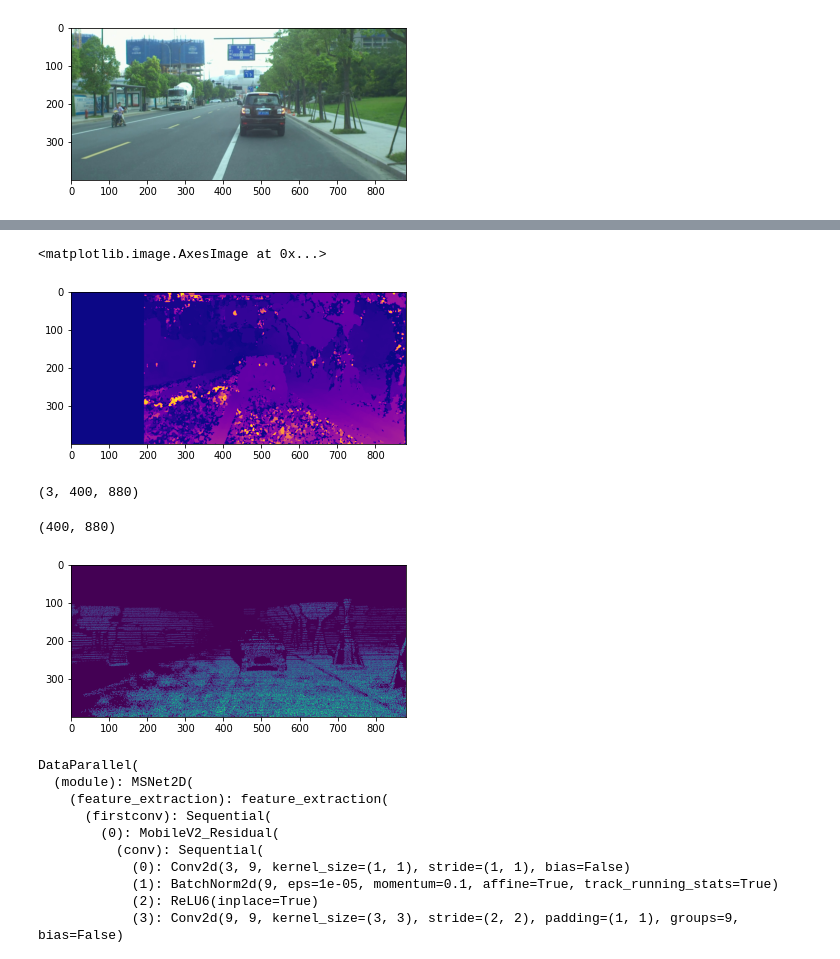
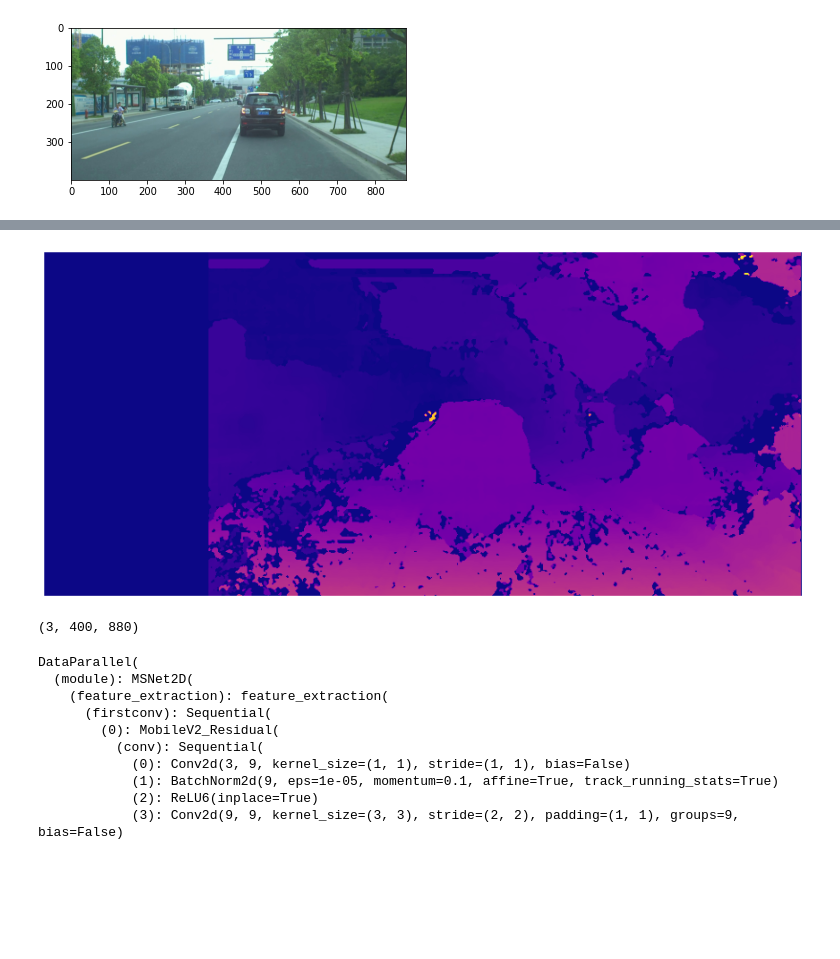
Before and after one commit to lhy0807/stereo_pl_nav, a Jupyter notebook: scripts/voxelstereonet/baseline_ds.ipynb, the cells around one changed output, grey strips where cells are left out. Cells and saved outputs as stored; diff of their text form; code cells hidden in the pictures; blank space fills up the shorter version.

```diff
--- a/scripts/voxelstereonet/baseline_ds.ipynb
+++ b/scripts/voxelstereonet/baseline_ds.ipynb
@@ -47,4 +49,23 @@ print(np.asarray(left_img).shape)
 # %% [output]
 (400, 881, 3)
 [figure]
+# %%
+def display_image_in_actual_size(im_data, save_path):
+    dpi = 75
+    height, width = im_data.shape
+
+    # What size does the figure need to be in inches to fit the image?
+    figsize = width / float(dpi), height / float(dpi)
+
+    # Create a figure of the right size with one axes that takes up the full figure
+    fig = plt.figure(figsize=figsize)
+    ax = fig.add_axes([0, 0, 1, 1])
+
+    # Hide spines, ticks, etc.
+    ax.axis('off')
+
+    # Display the image.
+    ax.imshow(im_data, cmap='plasma')
+    plt.savefig(save_path)
+    plt.show()
 # %%
@@ -56,10 +77,25 @@ print(disparity.shape)
 # %%
-stereo = cv2.StereoSGBM_create(numDisparities=192, blockSize=11)
-sgbm_disparity = stereo.compute(cv2.cvtColor(np.asarray(left_img), cv2.COLOR_BGR2GRAY),cv2.cvtColor(np.asarray(right_img), cv2.COLOR_BGR2GRAY))
-plt.imshow(sgbm_disparity,'plasma')
+#Note: disparity range is tuned according to specific parameters obtained through trial and error.
+win_size = 5
+min_disp = -1
+max_disp = 191 #min_disp * 9
+num_disp = max_disp - min_disp # Needs to be divisible by 16
+#Create Block matching object.
+sgbm = cv2.StereoSGBM_create(minDisparity= min_disp,
+numDisparities = num_disp,
+blockSize = 5,
+uniquenessRatio = 5,
+speckleWindowSize = 5,
+speckleRange = 5,
+disp12MaxDiff = 1,
+P1 = 8*3*win_size**2,#8*3*win_size**2,
+P2 =32*3*win_size**2) #32*3*win_size**2)
+sgbm_disparity = sgbm.compute(cv2.cvtColor(np.asarray(left_img), cv2.COLOR_BGR2GRAY),cv2.cvtColor(np.asarray(right_img), cv2.COLOR_BGR2GRAY))
+sgbm_disparity[sgbm_disparity < 0] = 0
+sgbm_disparity = sgbm_disparity/3040*192.
+display_image_in_actual_size(sgbm_disparity, "/home/chris/Desktop/voxelnet-images/sgbm.png")
 # %% [output]
-<matplotlib.image.AxesImage at 0x...>
-[figure, old version]
+[figure, new version]
 # %%
 w, h = left_img.size
 crop_w, crop_h = 880, 400
@@ -76,12 +112,6 @@ left_img = processed(left_img)
 right_img = processed(right_img)
 # %% [output]
 (3, 400, 880)
-# %%
-plt.imshow(disparity)
-disparity.shape
-# %% [output]
-(400, 880)
-[figure, removed]
 # %%
 from models.mobilestereonet.models.MSNet2D import MSNet2D
 model = MSNet2D(192)
```
Also changed, not shown: parts of 10 cells of this notebook, 7 other files.
